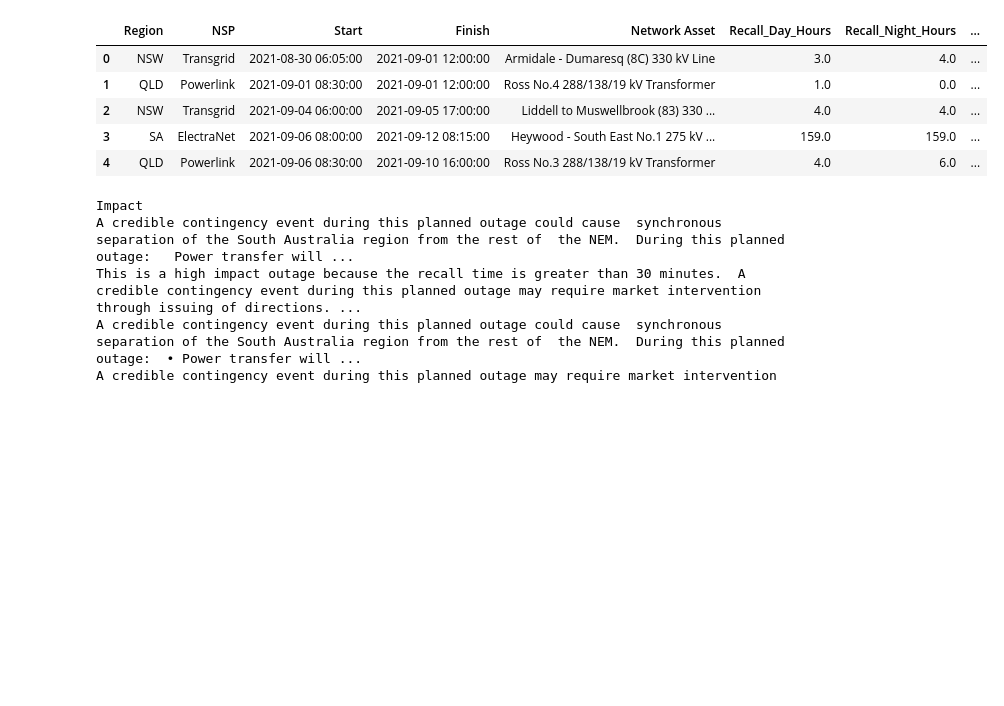
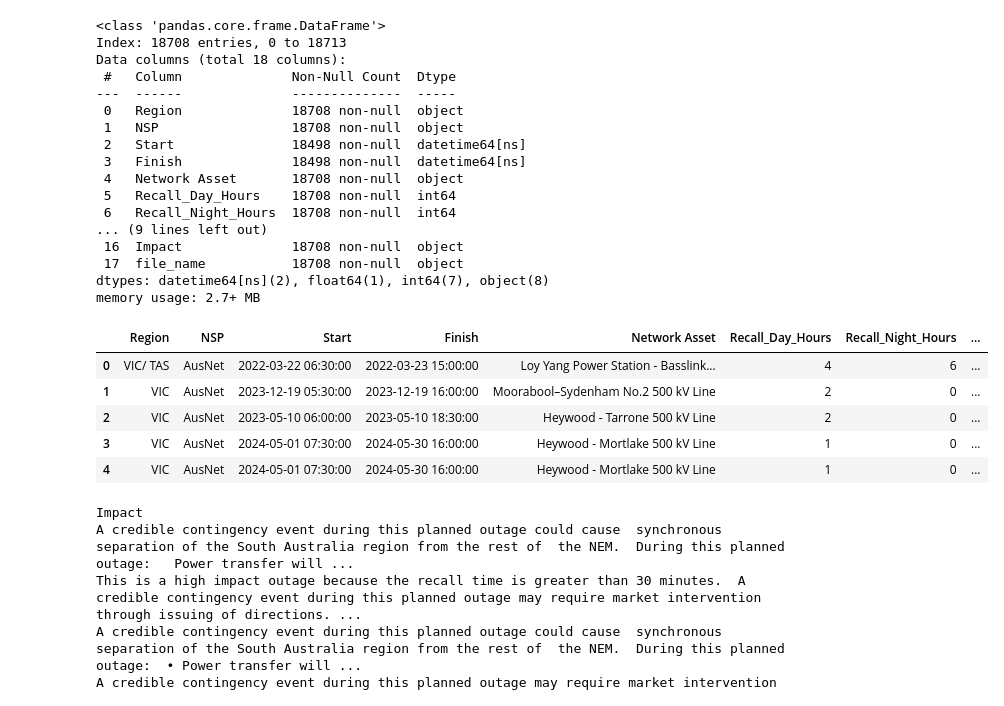
Before and after one commit to JerryZ-code/JZ_IFN695, a Jupyter notebook: 3.Data exploration and feature extraction/3.data_exploration and initial regression.ipynb, the cells around one changed output. Cells and saved outputs as stored; diff of their text form; code cells hidden in the pictures; blank space fills up the shorter version.

```diff
--- a/3.Data exploration and feature extraction/3.data_exploration and initial regression.ipynb
+++ b/3.Data exploration and feature extraction/3.data_exploration and initial regression.ipynb
@@ -14,19 +14,37 @@ from sklearn.preprocessing import PolynomialFeatures
 # %%
 # importing data
 df = pd.read_csv('../2.Downloading data/processed_high_impact_outages.csv', parse_dates=['Start', 'Finish'])
 df = df.replace({r"\r|\n": " "}, regex=True)
 df.columns = df.columns.str.replace(r'[\r\n]', ' ', regex=True).str.replace(r'\s+', ' ', regex=True).str.strip()
 df = df.drop(columns=['Status_Description_Market', 'Market_Notice_Code', 'Impact_Region'])
 df = df[df['Unplanned?'] != 1]
 
+df.info()
 df.head(5)
 # %% [output]
+<class 'pandas.core.frame.DataFrame'>
+Index: 18708 entries, 0 to 18713
+Data columns (total 18 columns):
+ #   Column              Non-Null Count  Dtype
+---  ------              --------------  -----
+ 0   Region              18708 non-null  object
+ 1   NSP                 18708 non-null  object
+ 2   Start               18498 non-null  datetime64[ns]
+ 3   Finish              18498 non-null  datetime64[ns]
+ 4   Network Asset       18708 non-null  object
+ 5   Recall_Day_Hours    18708 non-null  int64
+ 6   Recall_Night_Hours  18708 non-null  int64
+... (9 lines left out)
+ 16  Impact              18708 non-null  object
+ 17  file_name           18708 non-null  object
+dtypes: datetime64[ns](2), float64(1), int64(7), object(8)
+memory usage: 2.7+ MB
 |  | Region | NSP | Start | Finish | Network Asset | Recall_Day_Hours | Recall_Night_Hours | ... |
-| 0 | NSW | Transgrid | 2021-08-30 06:05:00 | 2021-09-01 12:00:00 | Armidale - Dumaresq (8C) 330 kV Line | 3.0 | 4.0 | ... |
-| 1 | QLD | Powerlink | 2021-09-01 08:30:00 | 2021-09-01 12:00:00 | Ross No.4 288/138/19 kV Transformer | 1.0 | 0.0 | ... |
-| 2 | NSW | Transgrid | 2021-09-04 06:00:00 | 2021-09-05 17:00:00 | Liddell to Muswellbrook (83) 330 ... | 4.0 | 4.0 | ... |
-| 3 | SA | ElectraNet | 2021-09-06 08:00:00 | 2021-09-12 08:15:00 | Heywood - South East No.1 275 kV ... | 159.0 | 159.0 | ... |
-| 4 | QLD | Powerlink | 2021-09-06 08:30:00 | 2021-09-10 16:00:00 | Ross No.3 288/138/19 kV Transformer | 4.0 | 6.0 | ... |
+| 0 | VIC/ TAS | AusNet | 2022-03-22 06:30:00 | 2022-03-23 15:00:00 | Loy Yang Power Station - Basslink... | 4 | 6 | ... |
+| 1 | VIC | AusNet | 2023-12-19 05:30:00 | 2023-12-19 16:00:00 | Moorabool–Sydenham No.2 500 kV Line | 2 | 0 | ... |
+| 2 | VIC | AusNet | 2023-05-10 06:00:00 | 2023-05-10 18:30:00 | Heywood - Tarrone 500 kV Line | 2 | 0 | ... |
+| 3 | VIC | AusNet | 2024-05-01 07:30:00 | 2024-05-30 16:00:00 | Heywood - Mortlake 500 kV Line | 1 | 0 | ... |
+| 4 | VIC | AusNet | 2024-05-01 07:30:00 | 2024-05-30 16:00:00 | Heywood - Mortlake 500 kV Line | 1 | 0 | ... |
 # %%
 df['Impact'].value_counts()
 # %% [output]
```
Also changed, not shown: 1 other file.
